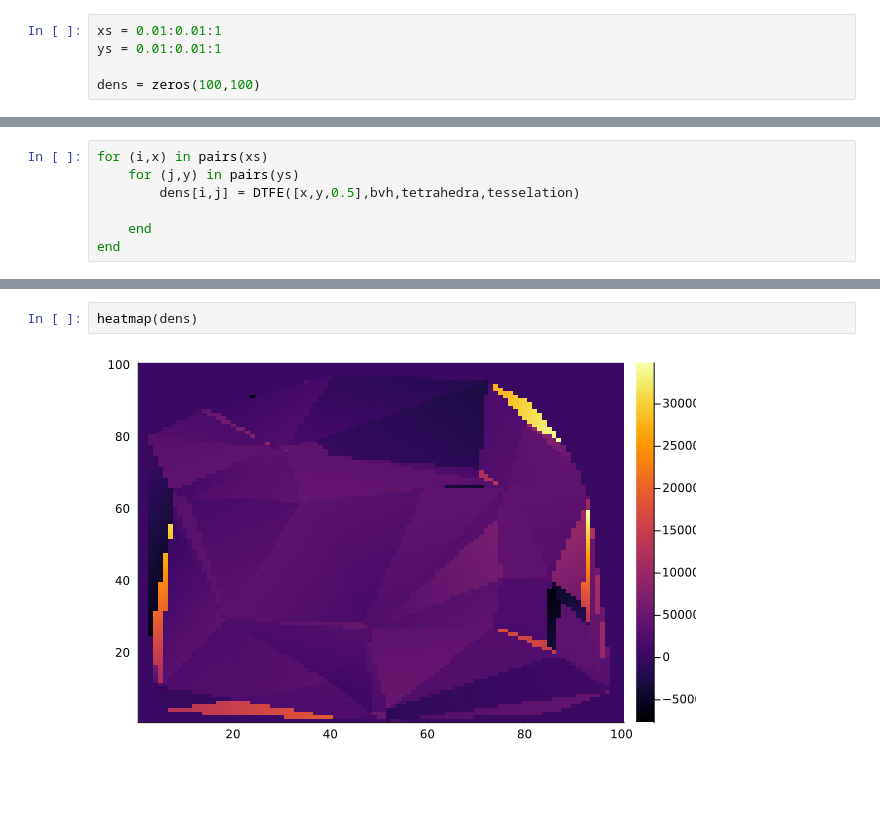
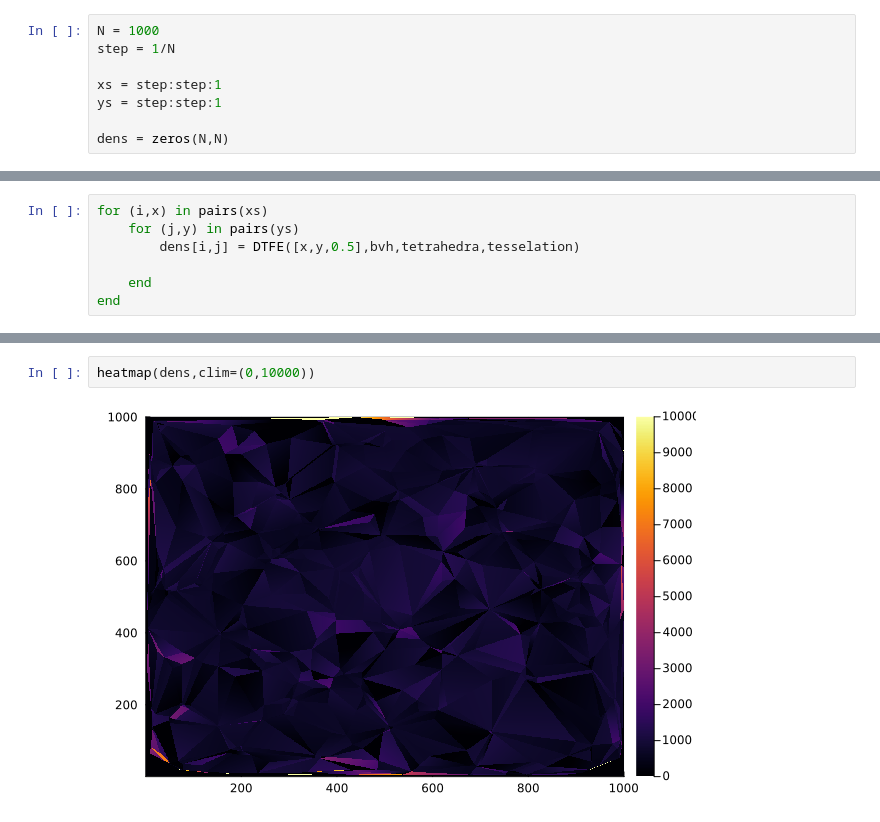
Before and after one commit to ispirovjr/CosmoDTFE.jl, a Jupyter notebook: notebooks/IntegrationTest.ipynb, the cells around one changed output, grey strips where cells are left out. Drawn from its saved outputs; the diff is of its cells as text; blank space fills up the shorter version.

```diff
--- a/notebooks/IntegrationTest.ipynb
+++ b/notebooks/IntegrationTest.ipynb
@@ -310,6 +307,9 @@ DTFE(point,bvh,tetrahedra,tesselation)
 # %%
-xs = 0.01:0.01:1
-ys = 0.01:0.01:1
+N = 1000
+step = 1/N
 
-dens = zeros(100,100)
+xs = step:step:1
+ys = step:step:1
+
+dens = zeros(N,N)
 # %% [output]
@@ -340,4 +344,4 @@ end
 # %%
-heatmap(dens)
+heatmap(dens,clim=(0,10000))
 # %% [output]
-[figure, old version]
+[figure, new version]
```
Also changed, not shown: parts of 16 cells of this notebook, 6 other files.
